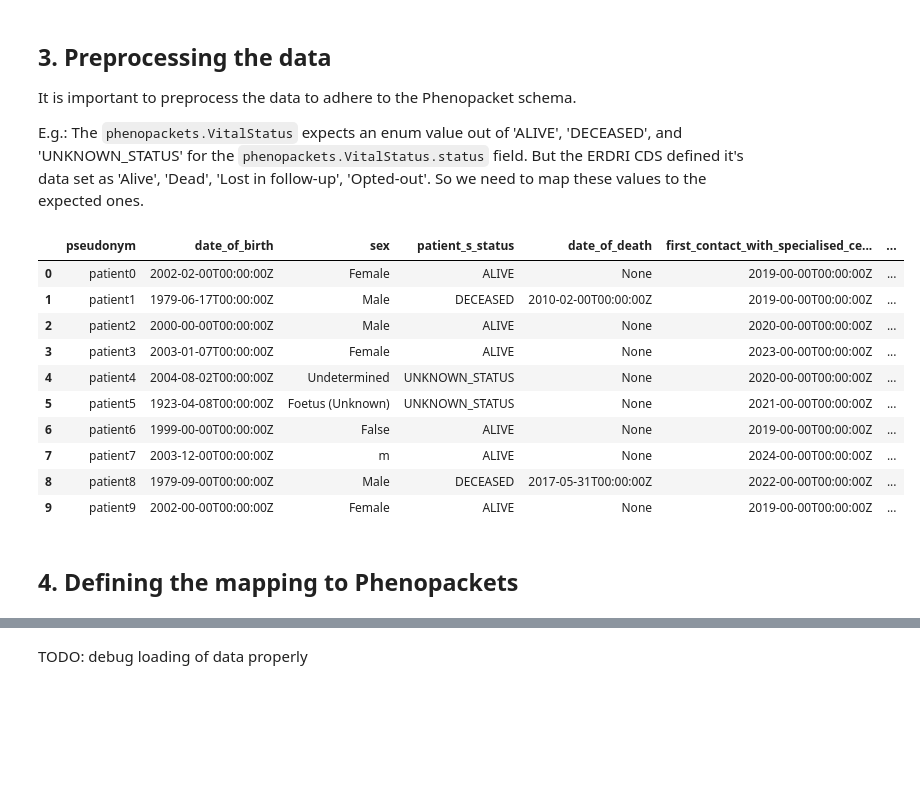
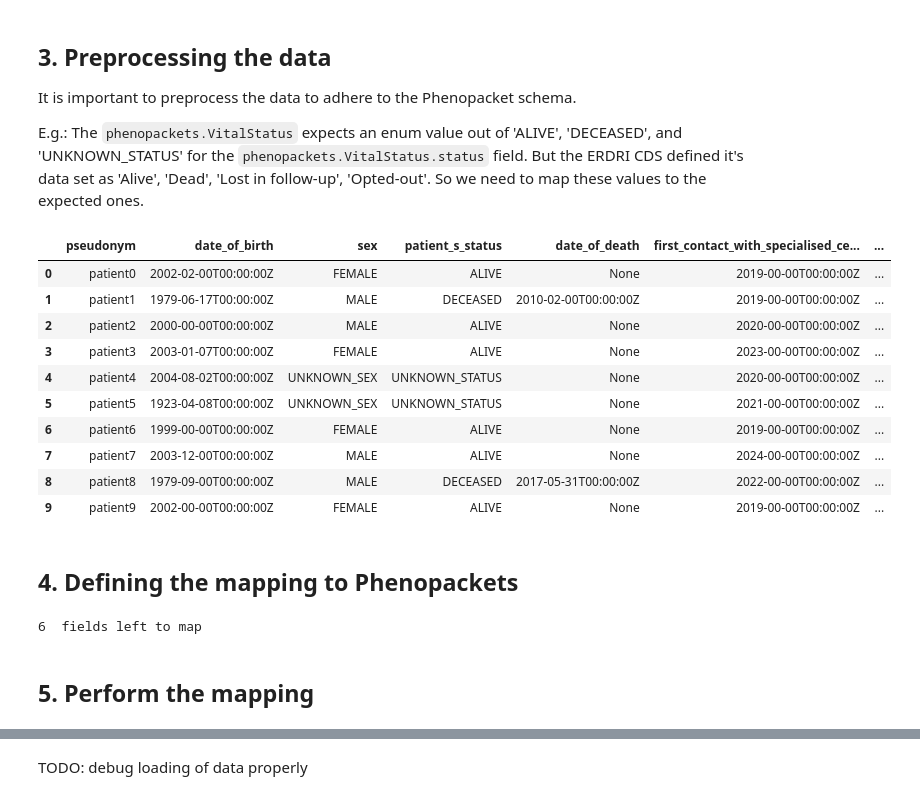
Before and after one commit to BIH-CEI/rarelink_phenopacket_mapper, a Jupyter notebook: notebooks/erdri_cds_definition_in_code.ipynb, the cells around one changed output, grey strips where cells are left out. Saved outputs shown, nothing was run; the diff lists cells and outputs as text; code cells hidden in the pictures; blank space fills up the shorter version.

Commit message:
Houston: We have phenopackets

```diff
--- a/notebooks/erdri_cds_definition_in_code.ipynb
+++ b/notebooks/erdri_cds_definition_in_code.ipynb
@@ -319,26 +319,38 @@ E.g.: The `phenopackets.VitalStatus` expects an enum value out of  'ALIVE', 'DEC
 # %%
 ds.preprocess(
     fields=erdri_cds_data_model.patient_s_status,
     mapping={
         "Alive": "ALIVE",
         "Dead": "DECEASED",
         "Lost in follow-up": "UNKNOWN_STATUS",
         "Opted-out": "UNKNOWN_STATUS"
     })
 
+ds.preprocess(
+    fields=erdri_cds_data_model.sex,
+    mapping={
+        'Female': 'FEMALE',
+        'Male': 'MALE',
+        'Undetermined': 'UNKNOWN_SEX',
+        'Foetus (Unknown)': 'UNKNOWN_SEX',
+        'm': 'MALE',
+        False: 'FEMALE',
+    }
+)
+
 ds.head(20)
 # %% [output]
 |  | pseudonym | date_of_birth | sex | patient_s_status | date_of_death | first_contact_with_specialised_ce... | ... |
-| 0 | patient0 | 2002-02-00T00:00:00Z | Female | ALIVE | None | 2019-00-00T00:00:00Z | ... |
-| 1 | patient1 | 1979-06-17T00:00:00Z | Male | DECEASED | 2010-02-00T00:00:00Z | 2019-00-00T00:00:00Z | ... |
-| 2 | patient2 | 2000-00-00T00:00:00Z | Male | ALIVE | None | 2020-00-00T00:00:00Z | ... |
-| 3 | patient3 | 2003-01-07T00:00:00Z | Female | ALIVE | None | 2023-00-00T00:00:00Z | ... |
-| 4 | patient4 | 2004-08-02T00:00:00Z | Undetermined | UNKNOWN_STATUS | None | 2020-00-00T00:00:00Z | ... |
-| 5 | patient5 | 1923-04-08T00:00:00Z | Foetus (Unknown) | UNKNOWN_STATUS | None | 2021-00-00T00:00:00Z | ... |
-| 6 | patient6 | 1999-00-00T00:00:00Z | False | ALIVE | None | 2019-00-00T00:00:00Z | ... |
-| 7 | patient7 | 2003-12-00T00:00:00Z | m | ALIVE | None | 2024-00-00T00:00:00Z | ... |
-| 8 | patient8 | 1979-09-00T00:00:00Z | Male | DECEASED | 2017-05-31T00:00:00Z | 2022-00-00T00:00:00Z | ... |
-| 9 | patient9 | 2002-00-00T00:00:00Z | Female | ALIVE | None | 2019-00-00T00:00:00Z | ... |
+| 0 | patient0 | 2002-02-00T00:00:00Z | FEMALE | ALIVE | None | 2019-00-00T00:00:00Z | ... |
+| 1 | patient1 | 1979-06-17T00:00:00Z | MALE | DECEASED | 2010-02-00T00:00:00Z | 2019-00-00T00:00:00Z | ... |
+| 2 | patient2 | 2000-00-00T00:00:00Z | MALE | ALIVE | None | 2020-00-00T00:00:00Z | ... |
+| 3 | patient3 | 2003-01-07T00:00:00Z | FEMALE | ALIVE | None | 2023-00-00T00:00:00Z | ... |
+| 4 | patient4 | 2004-08-02T00:00:00Z | UNKNOWN_SEX | UNKNOWN_STATUS | None | 2020-00-00T00:00:00Z | ... |
+| 5 | patient5 | 1923-04-08T00:00:00Z | UNKNOWN_SEX | UNKNOWN_STATUS | None | 2021-00-00T00:00:00Z | ... |
+| 6 | patient6 | 1999-00-00T00:00:00Z | FEMALE | ALIVE | None | 2019-00-00T00:00:00Z | ... |
+| 7 | patient7 | 2003-12-00T00:00:00Z | MALE | ALIVE | None | 2024-00-00T00:00:00Z | ... |
+| 8 | patient8 | 1979-09-00T00:00:00Z | MALE | DECEASED | 2017-05-31T00:00:00Z | 2022-00-00T00:00:00Z | ... |
+| 9 | patient9 | 2002-00-00T00:00:00Z | FEMALE | ALIVE | None | 2019-00-00T00:00:00Z | ... |
 # %% [markdown]
 ## 4. Defining the mapping to Phenopackets
 # %%
@@ -347,6 +359,8 @@ import phenopackets
 from phenopacket_mapper import PhenopacketMapper
 from phenopacket_mapper.mapping import PhenopacketElement
 # %%
+added_fields = ['pseudonym', 'date_of_birth', 'patient_s_status', 'date_of_death', 'sex']
+
 mapper = PhenopacketMapper(
     data_model=erdri_cds_data_model,
     resources=resources,
@@ -357,9 +371,19 @@ mapper = PhenopacketMapper(
         date_of_birth=erdri_cds_data_model.date_of_birth,
         vital_status=PhenopacketElement(
             phenopacket_element=phenopackets.VitalStatus,
-            status=erdri_cds_data_model.patient_s_status
+            status=erdri_cds_data_model.patient_s_status,
+            time_of_death=PhenopacketElement(
+                phenopacket_element=phenopackets.TimeElement,
+                timestamp=erdri_cds_data_model.date_of_death
+            )
         ),
         sex=erdri_cds_data_model.sex,
     ),
 
 )
+
+print(len(erdri_cds_data_model.get_field_ids()) - len(added_fields), " fields left to map")
+# %% [output]
+6  fields left to map
+# %% [markdown]
+## 5. Perform the mapping
```
Also changed, not shown: parts of 5 cells of this notebook, 10 other files.
